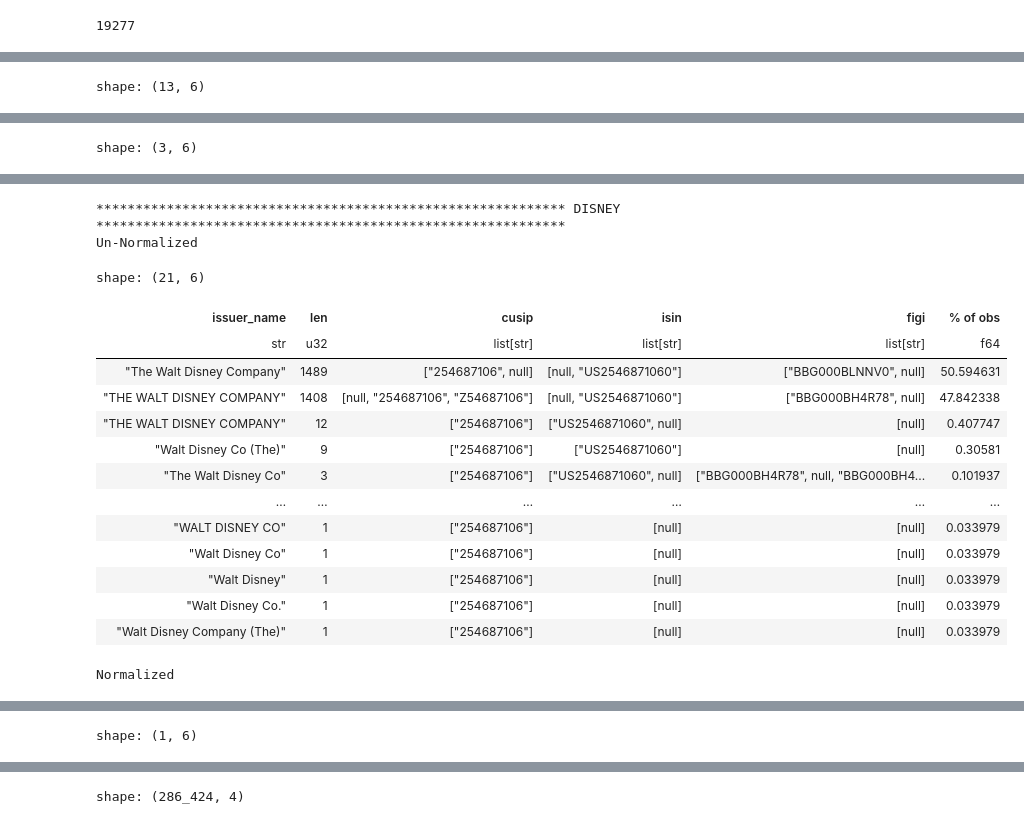
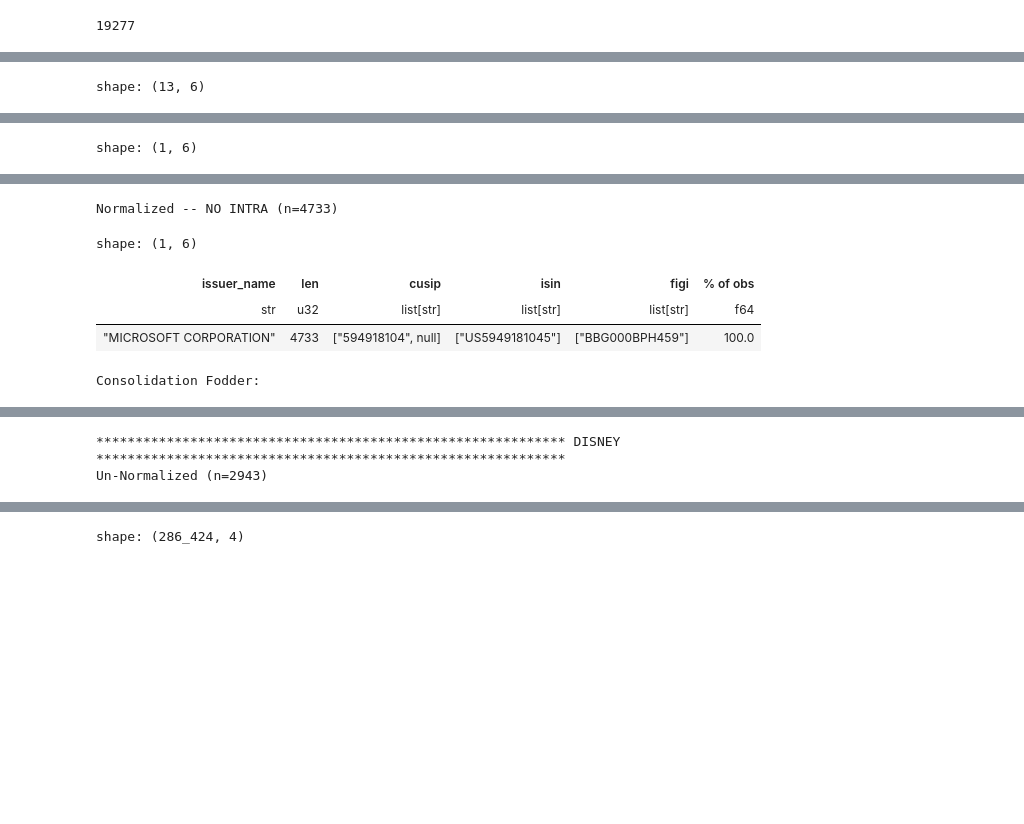
Before and after one commit to CenterforActiveStewardship/record-consolidation, a Jupyter notebook: t_improve_record_consolidation5.ipynb, the cells around one changed output, grey strips where cells are left out. Cells and saved outputs as stored; diff of their text form; code cells hidden in the pictures; blank space fills up the shorter version.

```diff
--- a/t_improve_record_consolidation5.ipynb
+++ b/t_improve_record_consolidation5.ipynb
@@ -53,7 +79,13 @@ MEETING_COLS = pl.col(["issuer_name", "meeting_date", "cusip", "isin", "figi"])
 # %%
-normed5 = normalize_subset(
+normed5_intra = normalize_subset(
     votes,
     connected_subgraphs_postprocessor=partition_companies_graph_where_necessary,
     cols_to_normalize=["issuer_name", "cusip", "isin", "figi"],
 )
+normed5_NO_intra = normalize_subset(
+    votes,
+    connected_subgraphs_postprocessor=partition_companies_graph_where_necessary,
+    cols_to_normalize=["issuer_name", "cusip", "isin", "figi"],
+    consolidate_twice=False,
+)
 # %% [output]
@@ -106,0 +258,11 @@ normed5["issuer_name"].value_counts(sort=True).head(30).to_series().to_list()
+# %%
+names_comparison = pl.concat(
+    [
+        votes.select("issuer_name"),
+        normed5_intra.select("issuer_name").rename(
+            {"issuer_name": "normed_issuer_name"}
+        ),
+    ],
+    how="horizontal",
+)
+names_comparison
@@ -123,9 +326,8 @@ for name in (
         "bank of america",
         "blackrock",
         "suncor",
-        "conoco phillips",
+        "conoco",
         "phillips 66",
-        "british petroleum",
     ]
 ):
     print("*" * 60, name.upper(), "*" * 60)
@@ -137,17 +339,40 @@ for name in (
         .with_columns((pl.col("len") * 100 / pl.col("len").sum()).alias("% of obs"))
         .sort("len", descending=True)
     )
-    t = (
-        normed5.select(COMPANY_COLS)
+    print(f"Un-Normalized (n={t_unnormalized["len"].sum()})")
+    display(t_unnormalized)
+
+    t_intra = (
+        normed5_intra.select(COMPANY_COLS)
         .filter(pl.col("issuer_name").str.contains(f"(?i){name}"))
         .group_by("issuer_name")
         .agg(pl.len(), pl.all().unique())
         .with_columns((pl.col("len") * 100 / pl.col("len").sum()).alias("% of obs"))
         .sort("len", descending=True)
     )
-    print("Un-Normalized")
-    display(t_unnormalized)
-    print("Normalized")
+    print(f"Normalized -- INTRA (n={t_intra["len"].sum()})")
+    display(t_intra)
+
+    t = (
+        normed5_NO_intra.select(COMPANY_COLS)
+        .filter(pl.col("issuer_name").str.contains(f"(?i){name}"))
+        .group_by("issuer_name")
+        .agg(pl.len(), pl.all().unique())
+        .with_columns((pl.col("len") * 100 / pl.col("len").sum()).alias("% of obs"))
+        .sort("len", descending=True)
+    )
+    print(f"Normalized -- NO INTRA (n={t["len"].sum()})")
     display(t)
+
+    consolidation_fodder = (
+        names_comparison.filter(
+            pl.col("normed_issuer_name").str.contains(f"(?i){name}")
+        )
+        .select("issuer_name")
+        .to_series()
+        .value_counts(sort=True)
+    )
+    print("Consolidation Fodder:")
+    display(consolidation_fodder.to_pandas())
 # %% [output]
 ************************************************************ MICROSOFT ************************************************************
@@ -170,3 +395,3 @@ Normalized
-shape: (3, 6)
+shape: (1, 6)
 | issuer_name | len | cusip | isin | figi | % of obs |
 | str | u32 | list[str] | list[str] | list[str] | f64 |
@@ -176,17 +399,6 @@ shape: (3, 6)
-************************************************************ DISNEY ************************************************************
-Un-Normalized
+Normalized -- NO INTRA (n=4733)
-shape: (21, 6)
+shape: (1, 6)
 | issuer_name | len | cusip | isin | figi | % of obs |
 | str | u32 | list[str] | list[str] | list[str] | f64 |
-| "The Walt Disney Company" | 1489 | ["254687106", null] | [null, "US2546871060"] | ["BBG000BLNNV0", null] | 50.594631 |
-| "THE WALT DISNEY COMPANY" | 1408 | [null, "254687106", "Z54687106"] | [null, "US2546871060"] | ["BBG000BH4R78", null] | 47.842338 |
-| "THE WALT DISNEY COMPANY" | 12 | ["254687106"] | ["US2546871060", null] | [null] | 0.407747 |
-| "Walt Disney Co (The)" | 9 | ["254687106"] | ["US2546871060"] | [null] | 0.30581 |
-| "The Walt Disney Co" | 3 | ["254687106"] | ["US2546871060", null] | ["BBG000BH4R78", null, "BBG000BH4... | 0.101937 |
-| … | … | … | … | … | … |
-| "WALT DISNEY CO" | 1 | ["254687106"] | [null] | [null] | 0.033979 |
-| "Walt Disney Co" | 1 | ["254687106"] | [null] | [null] | 0.033979 |
-| "Walt Disney" | 1 | ["254687106"] | [null] | [null] | 0.033979 |
-| "Walt Disney Co." | 1 | ["254687106"] | [null] | [null] | 0.033979 |
-| "Walt Disney Company (The)" | 1 | ["254687106"] | [null] | [null] | 0.033979 |
+| "MICROSOFT CORPORATION" | 4733 | ["594918104", null] | ["US5949181045"] | ["BBG000BPH459"] | 100.0 |
-Normalized
+Consolidation Fodder:
@@ -193 +422,2 @@ Normalized
-shape: (1, 6)
+************************************************************ DISNEY ************************************************************
+Un-Normalized (n=2943)
```
Also changed, not shown: parts of 23 cells of this notebook, 3 other files.
